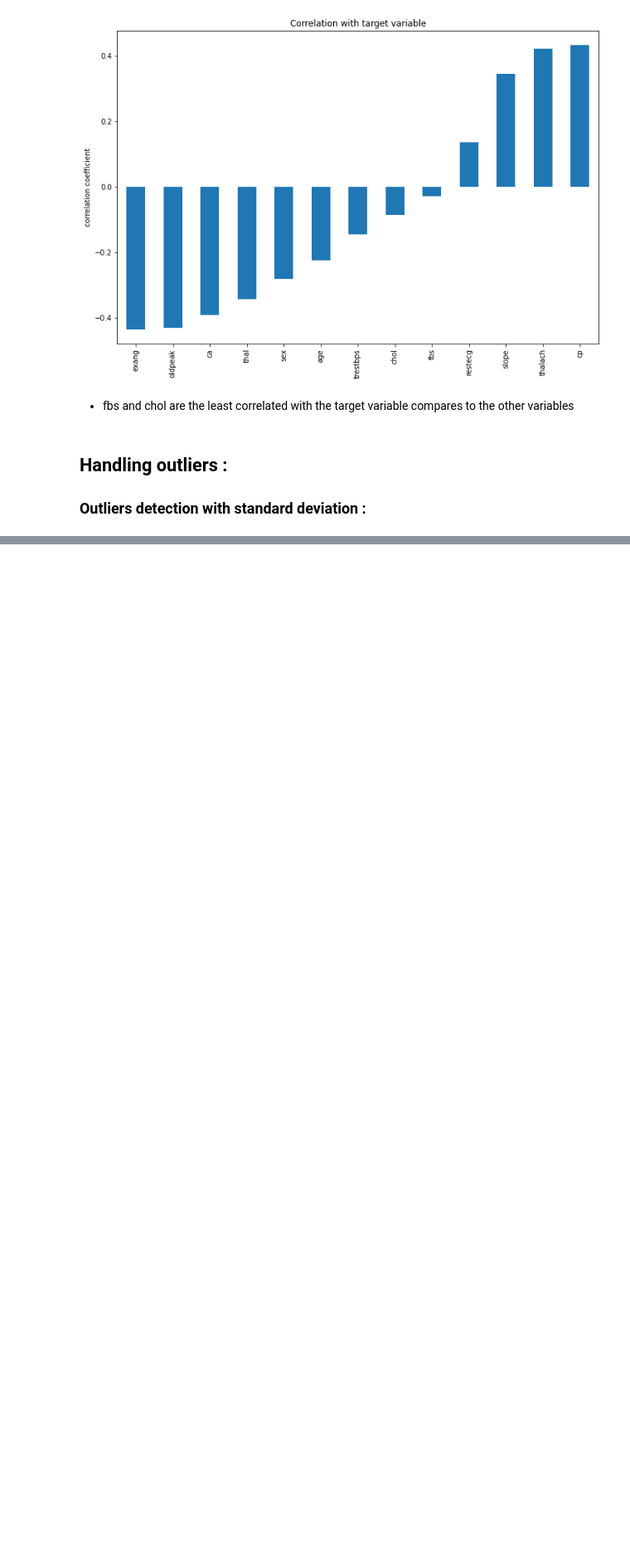
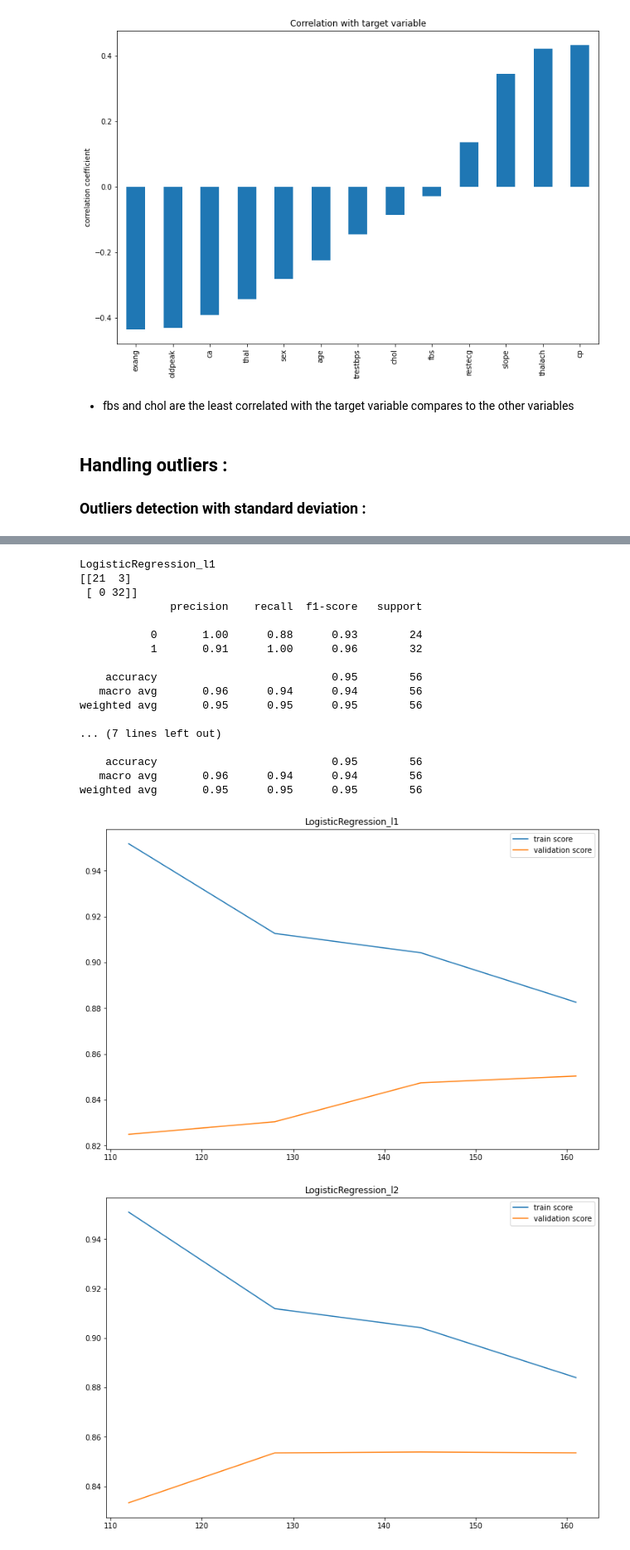
Before and after one commit to AyoubMDL/Machine_learning_projects, a Jupyter notebook: heart_disease_detection/heat_disease_detection.ipynb, the cells around one changed output, grey strips where cells are left out. Shown: that part at 83% size. Drawn from its saved outputs; the diff is of its cells as text; code cells hidden in the pictures; blank space fills up the shorter version.

```diff
--- a/heart_disease_detection/heat_disease_detection.ipynb
+++ b/heart_disease_detection/heat_disease_detection.ipynb
@@ -327,0 +510,33 @@ df.shape
+# %%
+from sklearn.linear_model import LogisticRegressionCV
+
+LR_l1 = LogisticRegressionCV(Cs=10, cv=4, penalty='l1', solver='liblinear', random_state=5)
+LR_l2 = LogisticRegressionCV(Cs=10, cv=4, penalty='l2', solver='liblinear', random_state=5)
+# %%
+models = {'LogisticRegression_l1' : LR_l1,
+          'LogisticRegression_l2' : LR_l2,
+         }
+# %%
+for name, model in models.items():
+    print(name)
+    evaluation(model, name)
+# %% [output]
+LogisticRegression_l1
+[[21  3]
+ [ 0 32]]
+              precision    recall  f1-score   support
+
+           0       1.00      0.88      0.93        24
+           1       0.91      1.00      0.96        32
+
+    accuracy                           0.95        56
+   macro avg       0.96      0.94      0.94        56
+weighted avg       0.95      0.95      0.95        56
+
+... (7 lines left out)
+
+    accuracy                           0.95        56
+   macro avg       0.96      0.94      0.94        56
+weighted avg       0.95      0.95      0.95        56
+[figure, added]
+[figure, added]
```
Also changed, not shown: parts of 38 cells of this notebook, 1 other file.
